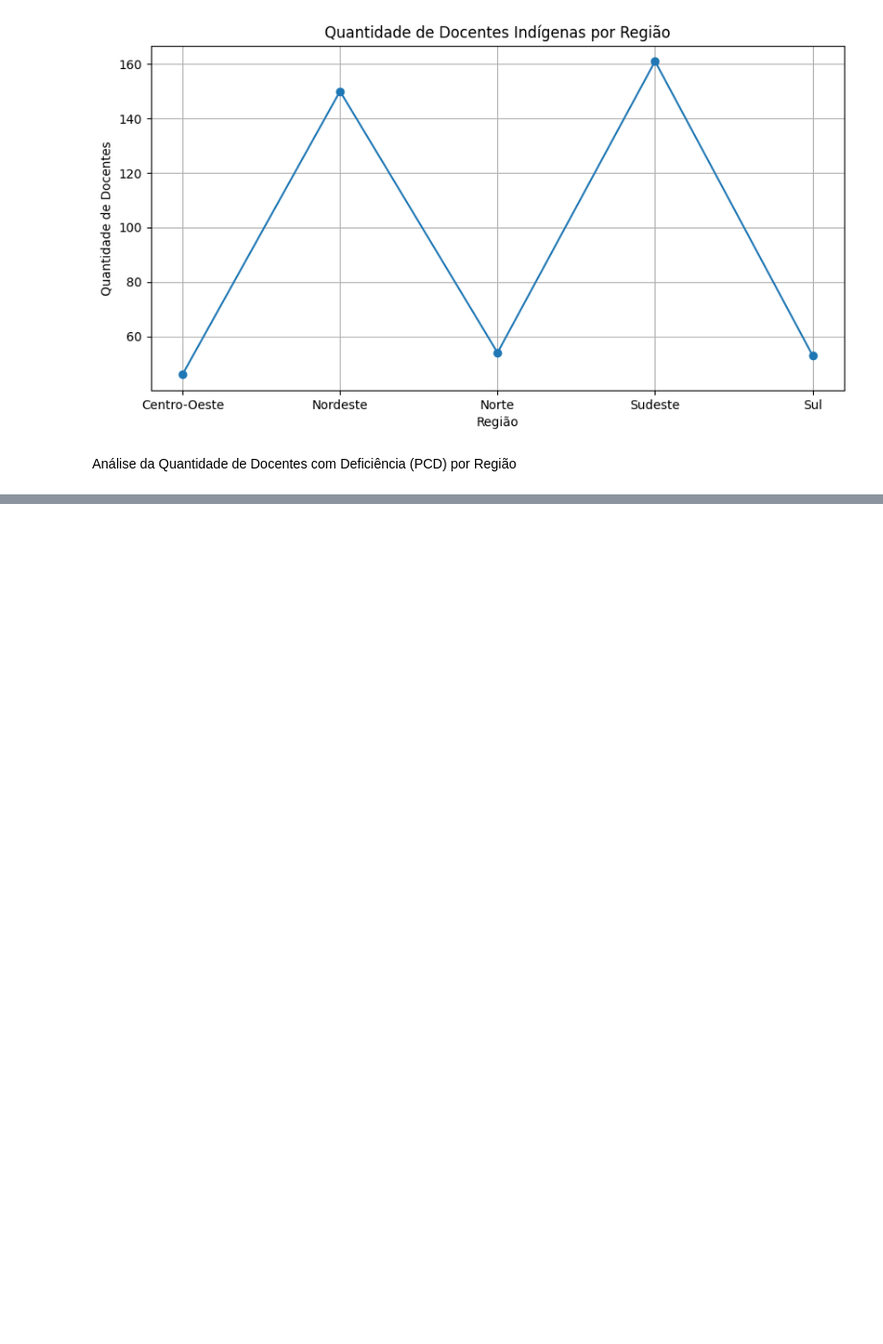
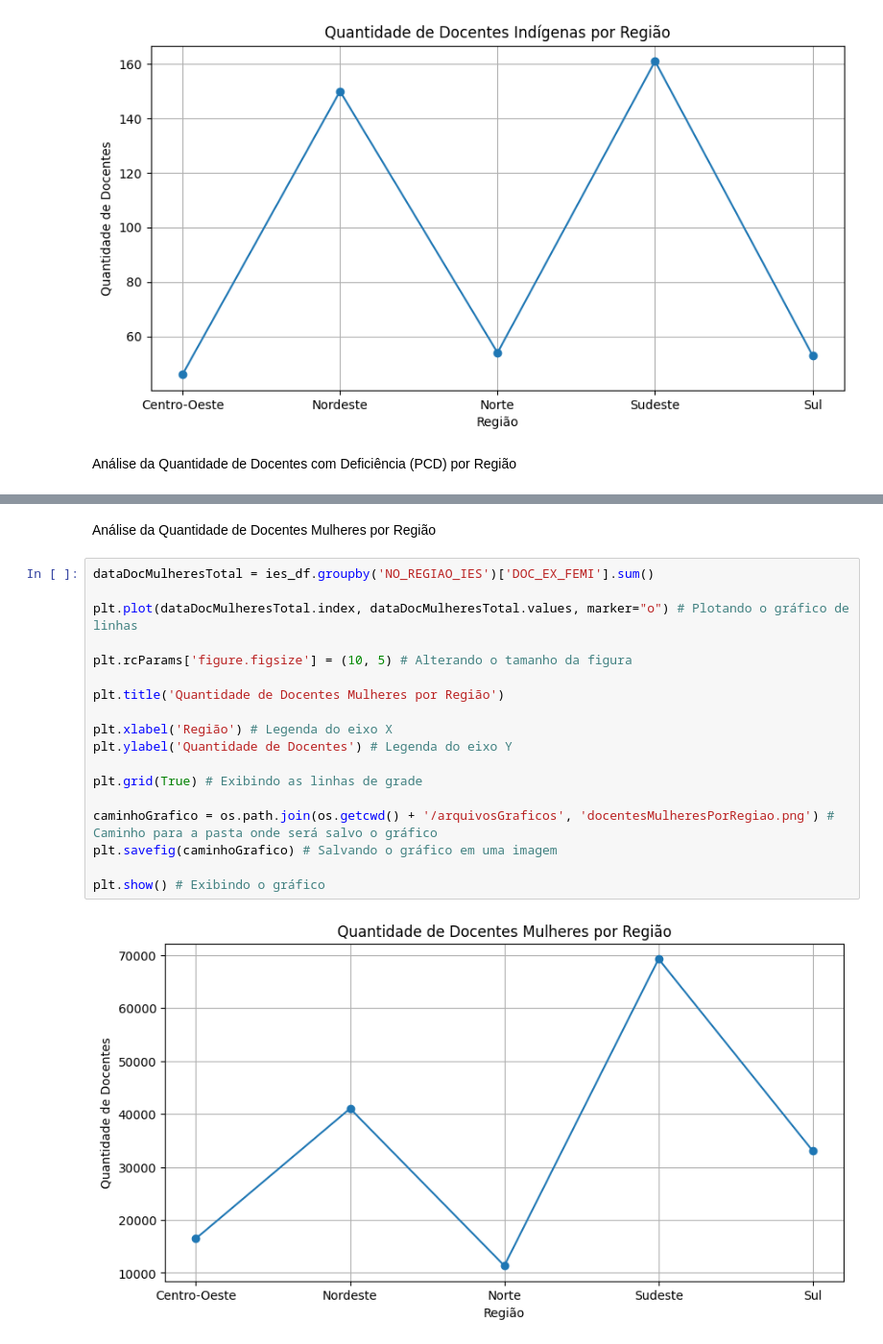
Before and after one commit to luanmenezesmatos/Kick-TrabalhoPython, a Jupyter notebook: script.ipynb, the cells around one changed output, grey strips where cells are left out. Shown at 96% size. Cells and saved outputs as stored; diff of their text form; blank space fills up the shorter version.

```diff
--- a/script.ipynb
+++ b/script.ipynb
@@ -162,3 +167,25 @@ plt.savefig('docentesDeficientesPorRegiao.png') # Salvando o gráfico em uma ima
 plt.show() # Exibindo o gráfico
 # %% [output]
 [figure]
+# %% [markdown]
+Análise da Quantidade de Docentes Mulheres por Região
+# %%
+dataDocMulheresTotal = ies_df.groupby('NO_REGIAO_IES')['DOC_EX_FEMI'].sum()
+
+plt.plot(dataDocMulheresTotal.index, dataDocMulheresTotal.values, marker="o") # Plotando o gráfico de linhas
+
+plt.rcParams['figure.figsize'] = (10, 5) # Alterando o tamanho da figura
+
+plt.title('Quantidade de Docentes Mulheres por Região')
+
+plt.xlabel('Região') # Legenda do eixo X
+plt.ylabel('Quantidade de Docentes') # Legenda do eixo Y
+
+plt.grid(True) # Exibindo as linhas de grade
+
+caminhoGrafico = os.path.join(os.getcwd() + '/arquivosGraficos', 'docentesMulheresPorRegiao.png') # Caminho para a pasta onde será salvo o gráfico
+plt.savefig(caminhoGrafico) # Salvando o gráfico em uma imagem
+
+plt.show() # Exibindo o gráfico
+# %% [output]
+[figure, added]
```
Also changed, not shown: parts of 8 cells of this notebook, 34 other files.
